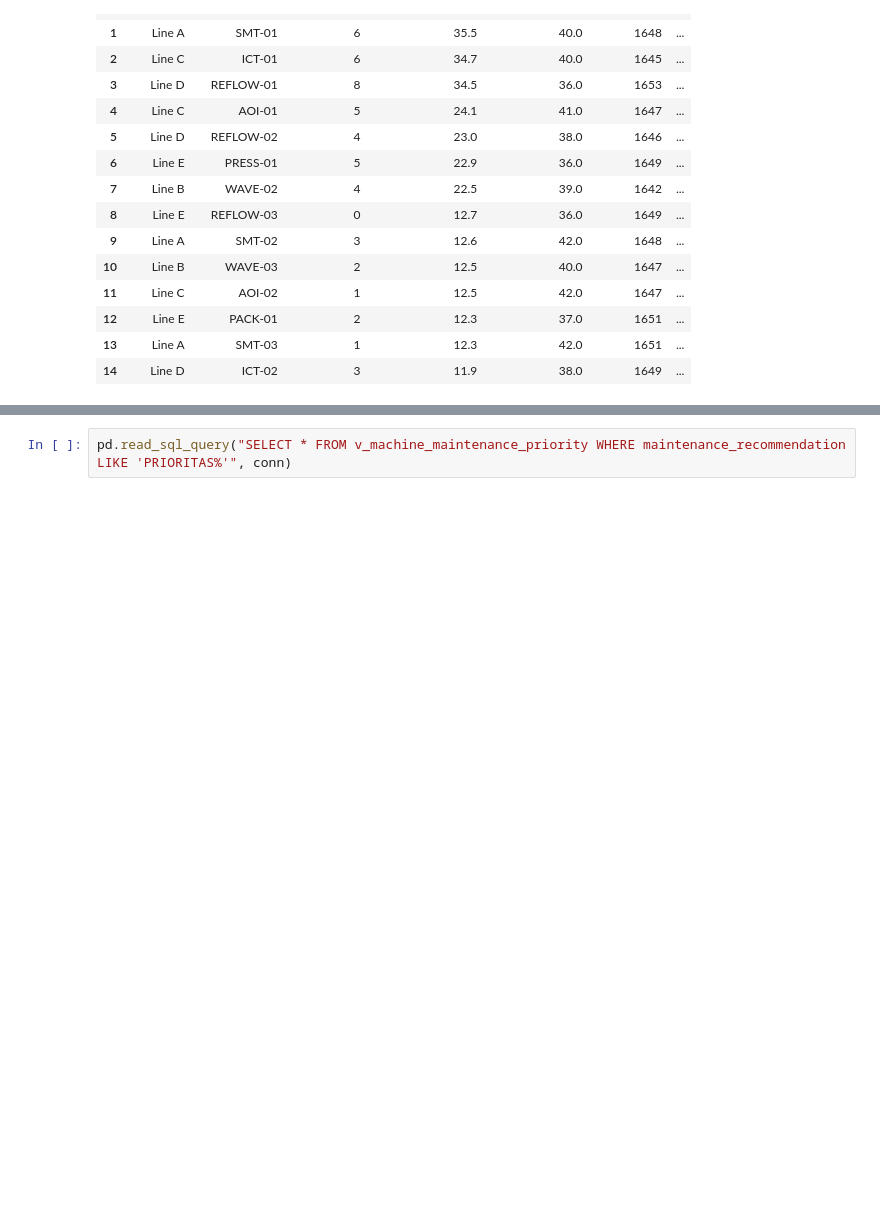
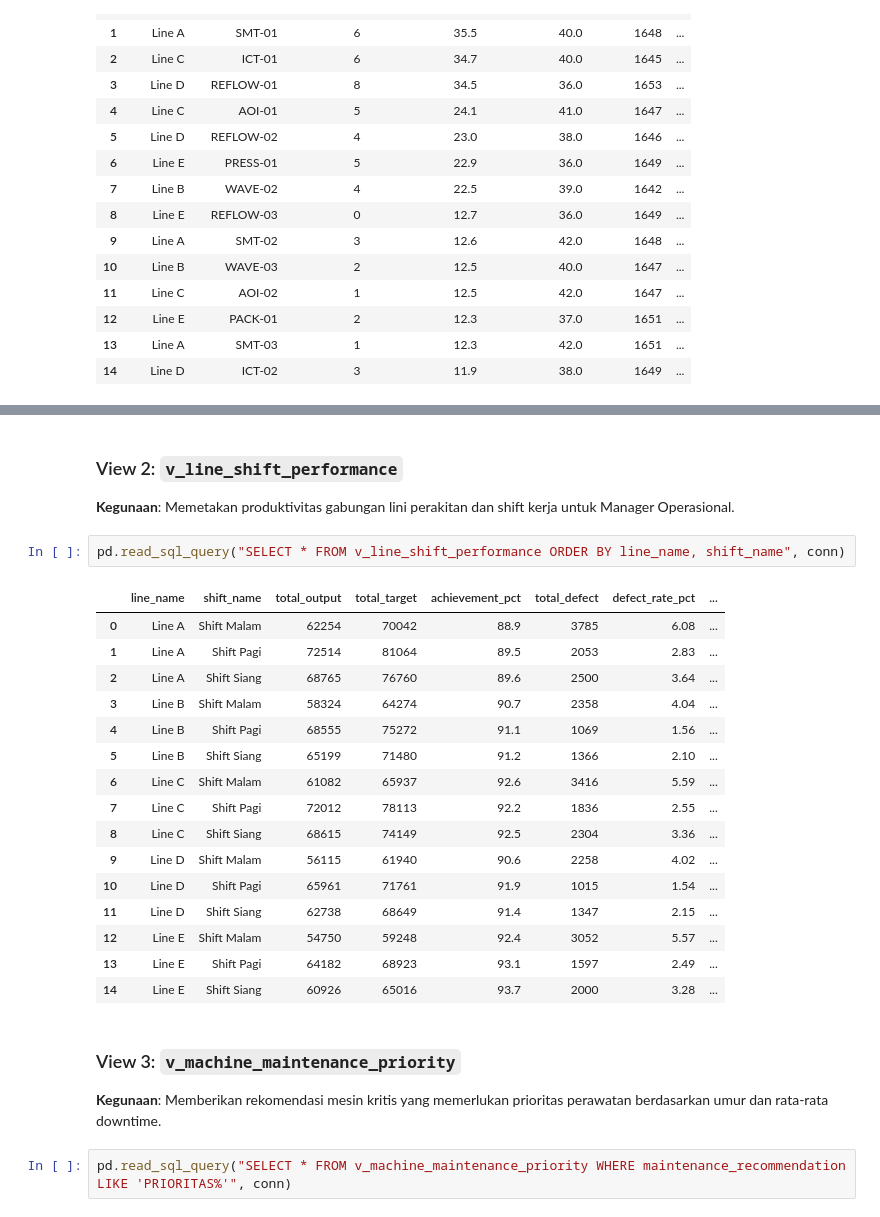
Before and after one commit to 7mtaqiyuddinh/manufacturing-end-to-end-data-portfolio, a Jupyter notebook: sql/sql_analysis.ipynb, the cells around one changed output, grey strips where cells are left out. Saved outputs shown, nothing was run; the diff lists cells and outputs as text; blank space fills up the shorter version.

Commit message:
feat(sql): include all 4 Database Views outputs in Jupyter Notebook

```diff
--- a/sql/sql_analysis.ipynb
+++ b/sql/sql_analysis.ipynb
@@ -655,3 +667,28 @@ pd.read_sql_query(query_15, conn)
+# %% [markdown]
+### View 2: `v_line_shift_performance`
+**Kegunaan**: Memetakan produktivitas gabungan lini perakitan dan shift kerja untuk Manager Operasional.
+# %%
+pd.read_sql_query("SELECT * FROM v_line_shift_performance ORDER BY line_name, shift_name", conn)
+# %% [output]
+|  | line_name | shift_name | total_output | total_target | achievement_pct | total_defect | defect_rate_pct | ... |
+| 0 | Line A | Shift Malam | 62254 | 70042 | 88.9 | 3785 | 6.08 | ... |
+| 1 | Line A | Shift Pagi | 72514 | 81064 | 89.5 | 2053 | 2.83 | ... |
+| 2 | Line A | Shift Siang | 68765 | 76760 | 89.6 | 2500 | 3.64 | ... |
+| 3 | Line B | Shift Malam | 58324 | 64274 | 90.7 | 2358 | 4.04 | ... |
+| 4 | Line B | Shift Pagi | 68555 | 75272 | 91.1 | 1069 | 1.56 | ... |
+| 5 | Line B | Shift Siang | 65199 | 71480 | 91.2 | 1366 | 2.10 | ... |
+| 6 | Line C | Shift Malam | 61082 | 65937 | 92.6 | 3416 | 5.59 | ... |
+| 7 | Line C | Shift Pagi | 72012 | 78113 | 92.2 | 1836 | 2.55 | ... |
+| 8 | Line C | Shift Siang | 68615 | 74149 | 92.5 | 2304 | 3.36 | ... |
+| 9 | Line D | Shift Malam | 56115 | 61940 | 90.6 | 2258 | 4.02 | ... |
+| 10 | Line D | Shift Pagi | 65961 | 71761 | 91.9 | 1015 | 1.54 | ... |
+| 11 | Line D | Shift Siang | 62738 | 68649 | 91.4 | 1347 | 2.15 | ... |
+| 12 | Line E | Shift Malam | 54750 | 59248 | 92.4 | 3052 | 5.57 | ... |
+| 13 | Line E | Shift Pagi | 64182 | 68923 | 93.1 | 1597 | 2.49 | ... |
+| 14 | Line E | Shift Siang | 60926 | 65016 | 93.7 | 2000 | 3.28 | ... |
+# %% [markdown]
+### View 3: `v_machine_maintenance_priority`
+**Kegunaan**: Memberikan rekomendasi mesin kritis yang memerlukan prioritas perawatan berdasarkan umur dan rata-rata downtime.
 # %%
 pd.read_sql_query("SELECT * FROM v_machine_maintenance_priority WHERE maintenance_recommendation LIKE 'PRIORITAS%'", conn)
 # %% [output]
```
Also changed, not shown: parts of 7 cells of this notebook.
